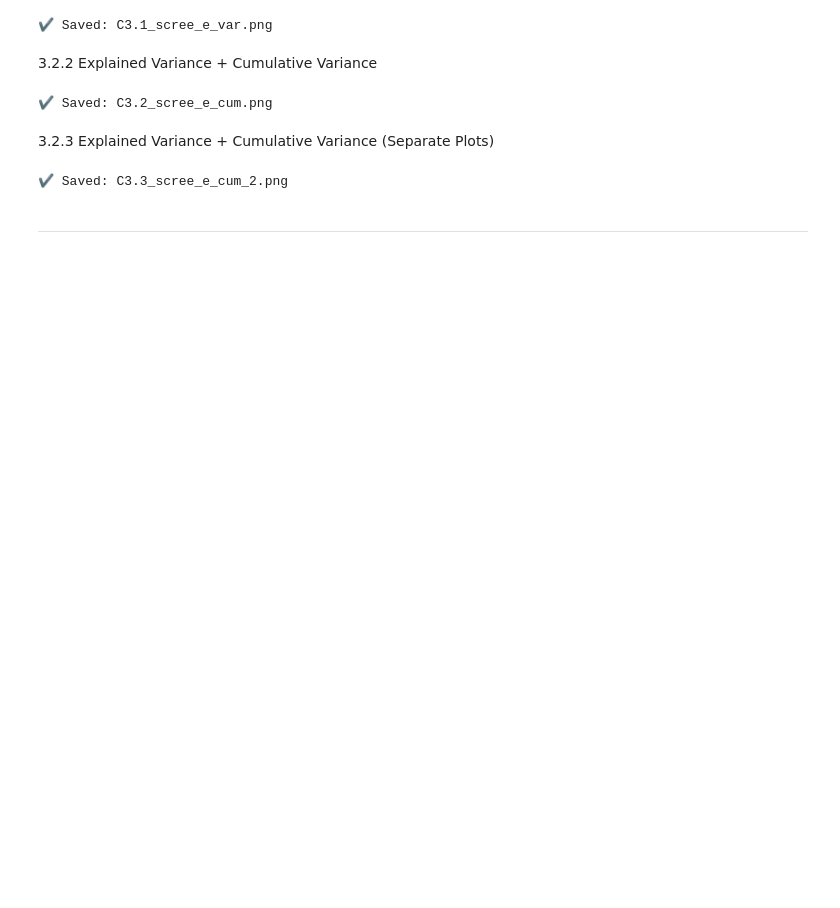
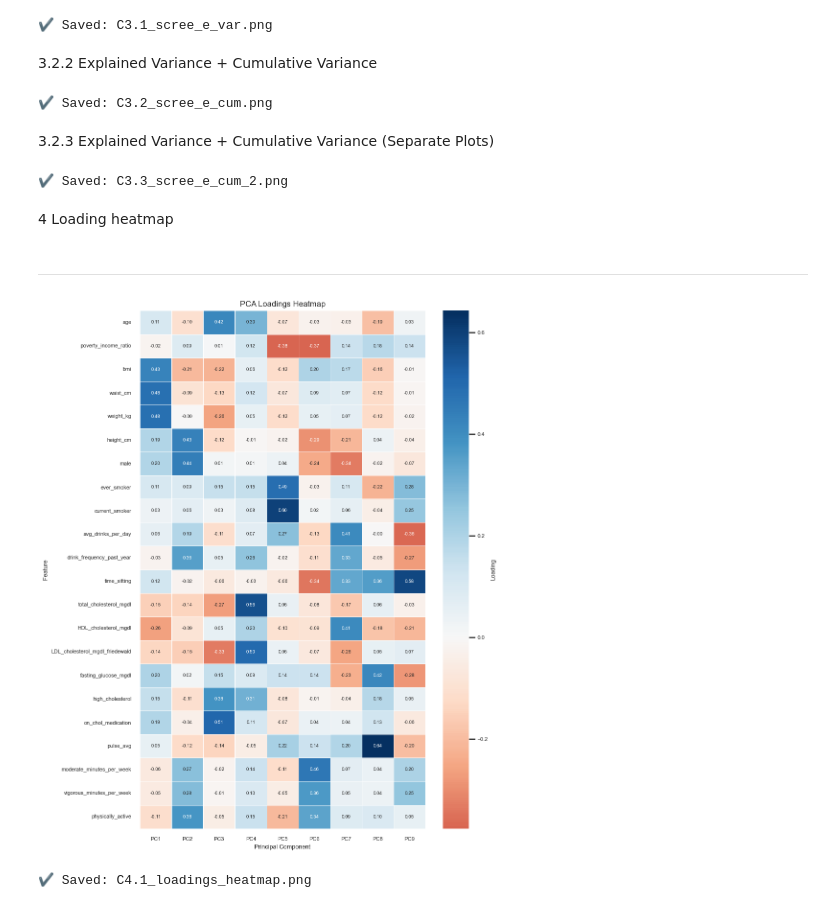
Before and after one commit to zuchm/Machine-Learning, a Jupyter notebook: src/4.2_pca.ipynb, the cells around one changed output. Saved outputs shown, nothing was run; the diff lists cells and outputs as text; code cells hidden in the pictures; blank space fills up the shorter version.

Commit message:
added loadings heatmap

```diff
--- a/src/4.2_pca.ipynb
+++ b/src/4.2_pca.ipynb
@@ -424,5 +443,38 @@ fig.show()
 print("✔ Saved: C3.3_scree_e_cum_2.png\n")
 # %% [output]
 ✔ Saved: C3.3_scree_e_cum_2.png
+# %% [markdown]
+4 Loading heatmap
 # %% [markdown]
 ---
+# %%
+plt.figure(figsize=(10, 12))
+
+sns.heatmap(
+    df_loadings,
+    annot=True,
+    fmt='.2f',
+    annot_kws={'size': 7},
+    cmap='RdBu',      # diverging: red = negative, blue = positive
+    center=0,           # 0 loading = white/neutral midpoint
+    linewidths=0.5,
+    cbar_kws={'label': 'Loading'}
+)
+
+plt.title('PCA Loadings Heatmap', fontsize=12)
+plt.xlabel('Principal Component', fontsize=9)
+plt.ylabel('Feature', fontsize=9)
+plt.xticks(fontsize=8)
+plt.yticks(fontsize=8)
+
+cbar = plt.gca().collections[0].colorbar
+cbar.ax.tick_params(labelsize=8)
+cbar.set_label('Loading', fontsize=9)
+
+plt.tight_layout()
+plt.savefig(f"{output_dir}/C4.1_loadings_heatmap.png", dpi=150)
+plt.show()
+print("✔ Saved: C4.1_loadings_heatmap.png")
+# %% [output]
+[figure, added]
+✔ Saved: C4.1_loadings_heatmap.png
```
Also changed, not shown: parts of 2 cells of this notebook.
